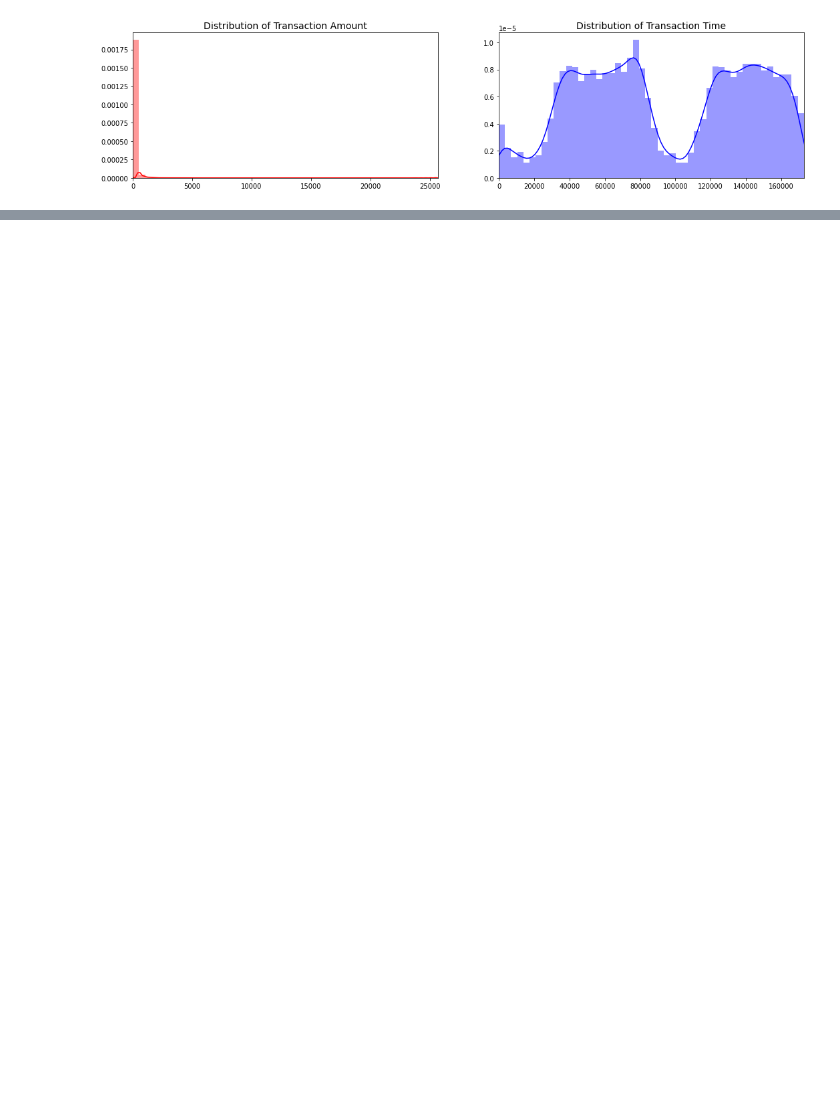
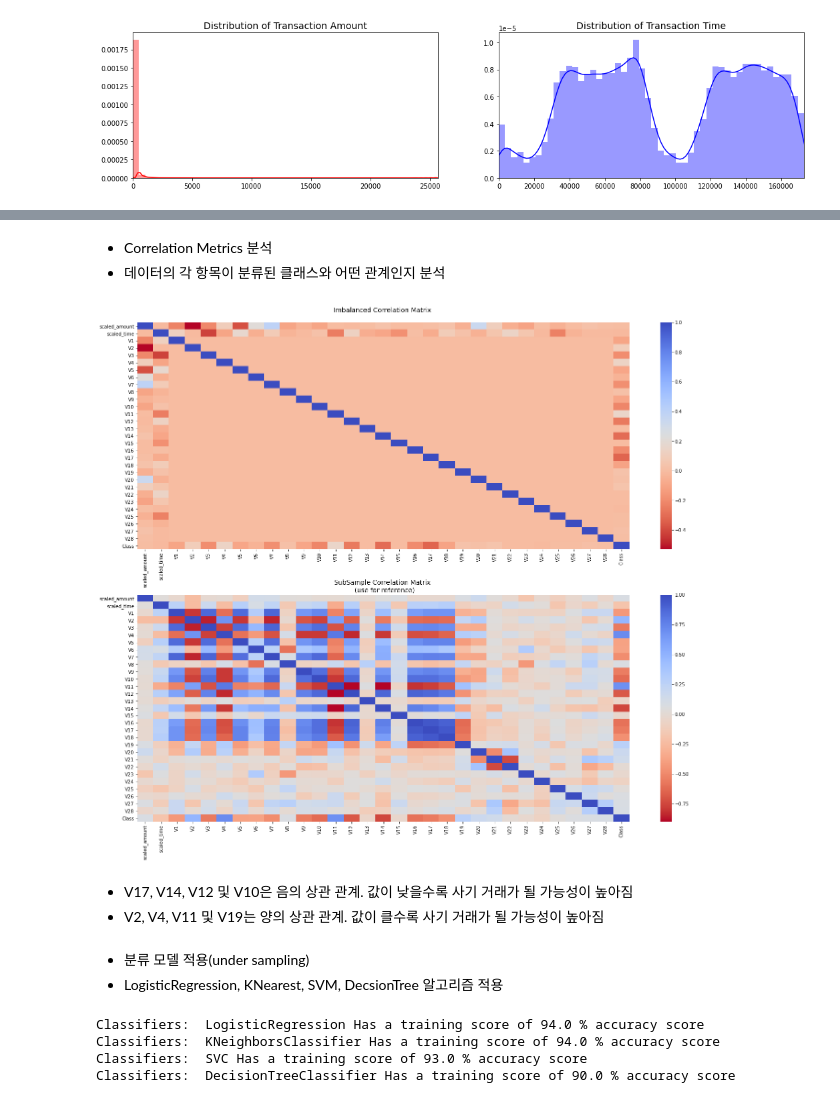
Before and after one commit to alexjeong11/credit-card-fraud-detection, a Jupyter notebook: project_jch_save.ipynb, the cells around one changed output, grey strips where cells are left out. Saved outputs shown, nothing was run; the diff lists cells and outputs as text; code cells hidden in the pictures; blank space fills up the shorter version.

```diff
--- a/project_jch_save.ipynb
+++ b/project_jch_save.ipynb
@@ -111,0 +206,60 @@ plt.show()
+# %% [markdown]
+* Correlation Metrics 분석
+* 데이터의 각 항목이 분류된 클래스와 어떤 관계인지 분석
+# %%
+f, (ax1, ax2) = plt.subplots(2, 1, figsize=(24,20))
+
+# Entire DataFrame
+corr = data.corr()
+sns.heatmap(corr, cmap='coolwarm_r', annot_kws={'size':20}, ax=ax1)
+ax1.set_title("Imbalanced Correlation Matrix \n ", fontsize=14)
+
+
+sub_sample_corr = new_df.corr()
+sns.heatmap(sub_sample_corr, cmap='coolwarm_r', annot_kws={'size':20}, ax=ax2)
+ax2.set_title('SubSample Correlation Matrix \n (use for reference)', fontsize=14)
+plt.show()
+# %% [output]
+[figure, added]
+# %% [markdown]
+* V17, V14, V12 및 V10은 음의 상관 관계. 값이 낮을수록 사기 거래가 될 가능성이 높아짐
+* V2, V4, V11 및 V19는 양의 상관 관계. 값이 클수록 사기 거래가 될 가능성이 높아짐
+# %% [markdown]
+* 분류 모델 적용(under sampling)
+* LogisticRegression, KNearest, SVM, DecsionTree 알고리즘 적용
+# %%
+# Cross Validation 적용전 Undersampling
+X = new_df.drop('Class', axis=1)
+y = new_df['Class']
+
+from sklearn.model_selection import train_test_split
+
+X_train, X_test, y_train, y_test = train_test_split(X, y, test_size=0.2, random_state=42)
+
+X_train = X_train.values
+X_test = X_test.values
+y_train = y_train.values
+y_test = y_test.values
+
+classifiers = {
+    "LogisiticRegression": LogisticRegression(),
+    "KNearest": KNeighborsClassifier(),
+    "Support Vector Classifier": SVC(),
+    "DecisionTreeClassifier": DecisionTreeClassifier()
+}
+
+from sklearn.model_selection import cross_val_score
+
+for key, classifier in classifiers.items():
+    classifier.fit(X_train, y_train)
+    training_score = cross_val_score(classifier, X_train, y_train, cv=5)
+    print("Classifiers: ", classifier.__class__.__name__,
+          "Has a training score of",
+          round(training_score.mean(), 2) * 100,
+          "% accuracy score"
+          )
+# %% [output]
+Classifiers:  LogisticRegression Has a training score of 94.0 % accuracy score
+Classifiers:  KNeighborsClassifier Has a training score of 94.0 % accuracy score
+Classifiers:  SVC Has a training score of 93.0 % accuracy score
+Classifiers:  DecisionTreeClassifier Has a training score of 90.0 % accuracy score
```
Also changed, not shown: parts of 21 cells of this notebook.
